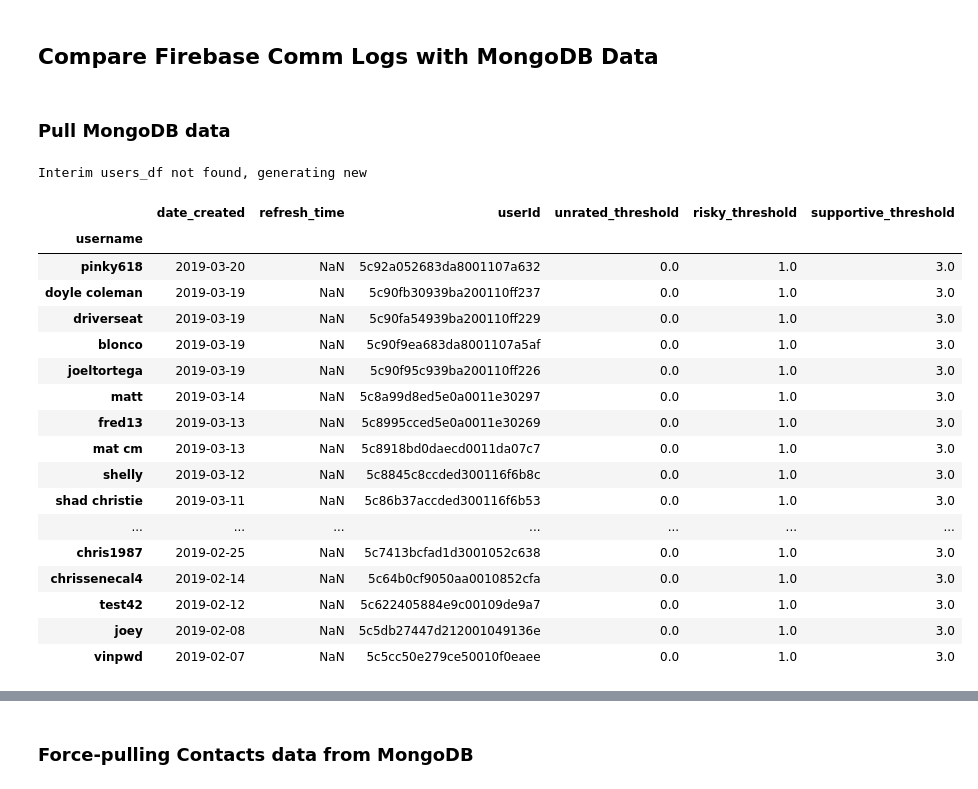
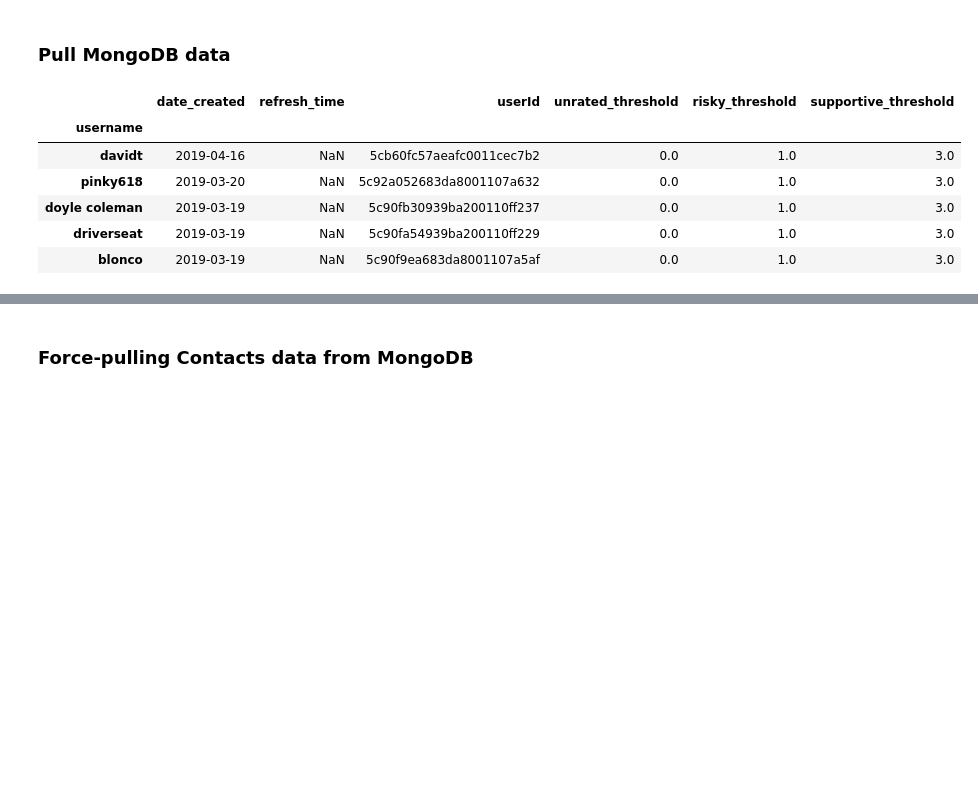
Before and after one commit to HeyCharlie2016/analysis, a Jupyter notebook: notebooks/EarlyUserStats.ipynb, the cells around one changed output, grey strips where cells are left out. Saved outputs shown, nothing was run; the diff lists cells and outputs as text; code cells hidden in the pictures; blank space fills up the shorter version.

```diff
--- a/notebooks/EarlyUserStats.ipynb
+++ b/notebooks/EarlyUserStats.ipynb
@@ -1,5 +1,3 @@
-# %% [markdown]
-## Compare Firebase Comm Logs with MongoDB Data
 # %% [markdown]
 ### Pull MongoDB data
 # %%
@@ -20,45 +18,33 @@ sys.path.append(src_dir)
 # %%
 from data import user_df_setup
 
 interim_data_file_path = os.path.join(PROJ_ROOT,
                                  "data",
                                  "interim",
                                  "full_users_df.pkl")
 # users_df = pd.read_pickle(interim_data_file_path)
 raw_data_file_path = os.path.join(PROJ_ROOT,
                              "data",
                              "raw",
                              "users_df.pkl")
 raw_users_df = pd.read_pickle(raw_data_file_path)
 
 all_users_df = user_df_setup.user_df_setup(raw_data_file_path, interim_data_file_path)
 
 users_df = all_users_df
 # raw_users_df
 # raw_users_df[['username', 'timeCreated']].sort_values('timeCreated', ascending = False).head(20)
-all_users_df.sort_values('date_created', ascending = False).head(20)
+all_users_df.sort_values('date_created', ascending = False).head(5)
 # all_users_df.index
 # all_users_df.head(20)
 # %% [output]
-Interim users_df not found, generating new
 |  | date_created | refresh_time | userId | unrated_threshold | risky_threshold | supportive_threshold |
 | username |  |  |  |  |  |  |
+| davidt | 2019-04-16 | NaN | 5cb60fc57aeafc0011cec7b2 | 0.0 | 1.0 | 3.0 |
 | pinky618 | 2019-03-20 | NaN | 5c92a052683da8001107a632 | 0.0 | 1.0 | 3.0 |
 | doyle coleman | 2019-03-19 | NaN | 5c90fb30939ba200110ff237 | 0.0 | 1.0 | 3.0 |
 | driverseat | 2019-03-19 | NaN | 5c90fa54939ba200110ff229 | 0.0 | 1.0 | 3.0 |
 | blonco | 2019-03-19 | NaN | 5c90f9ea683da8001107a5af | 0.0 | 1.0 | 3.0 |
-| joeltortega | 2019-03-19 | NaN | 5c90f95c939ba200110ff226 | 0.0 | 1.0 | 3.0 |
-| matt | 2019-03-14 | NaN | 5c8a99d8ed5e0a0011e30297 | 0.0 | 1.0 | 3.0 |
-| fred13 | 2019-03-13 | NaN | 5c8995cced5e0a0011e30269 | 0.0 | 1.0 | 3.0 |
-| mat cm | 2019-03-13 | NaN | 5c8918bd0daecd0011da07c7 | 0.0 | 1.0 | 3.0 |
-| shelly | 2019-03-12 | NaN | 5c8845c8ccded300116f6b8c | 0.0 | 1.0 | 3.0 |
-| shad christie | 2019-03-11 | NaN | 5c86b37accded300116f6b53 | 0.0 | 1.0 | 3.0 |
-| ... | ... | ... | ... | ... | ... | ... |
-| chris1987 | 2019-02-25 | NaN | 5c7413bcfad1d3001052c638 | 0.0 | 1.0 | 3.0 |
-| chrissenecal4 | 2019-02-14 | NaN | 5c64b0cf9050aa0010852cfa | 0.0 | 1.0 | 3.0 |
-| test42 | 2019-02-12 | NaN | 5c622405884e9c00109de9a7 | 0.0 | 1.0 | 3.0 |
-| joey | 2019-02-08 | NaN | 5c5db27447d212001049136e | 0.0 | 1.0 | 3.0 |
-| vinpwd | 2019-02-07 | NaN | 5c5cc50e279ce50010f0eaee | 0.0 | 1.0 | 3.0 |
 # %%
 current_users = all_users_df[all_users_df['date_created'] > (dt.date.today() - dt.timedelta(30))]
 user_ids = all_users_df['userId'].tolist()
```
Also changed, not shown: parts of 18 cells of this notebook, 7 other files.
